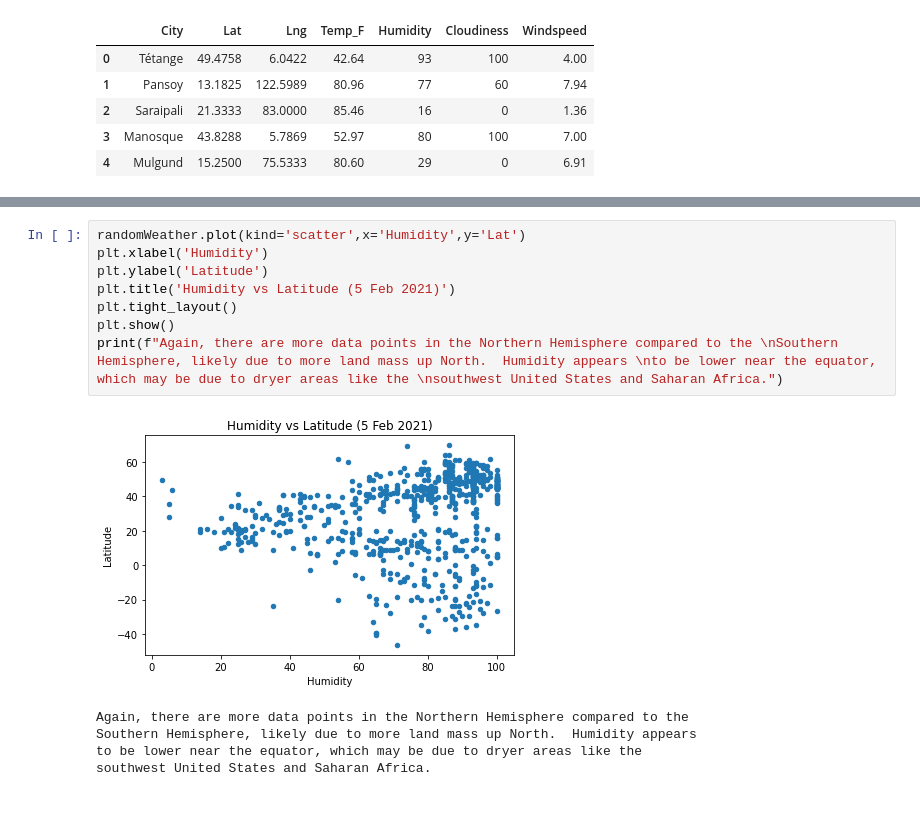
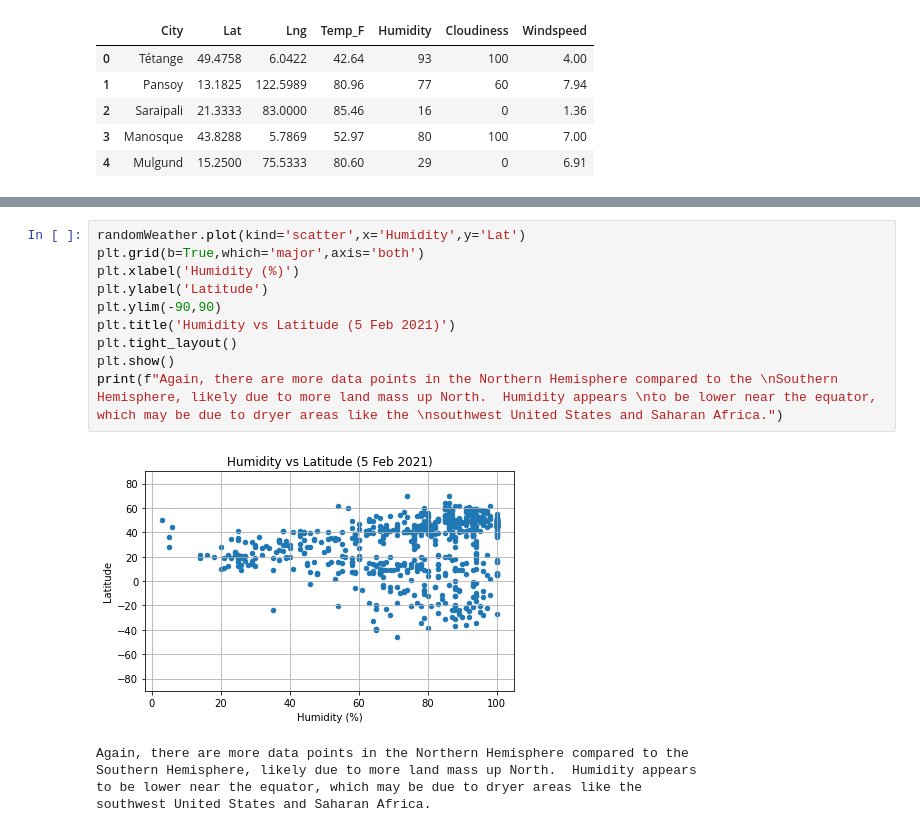
Before and after one commit to ritiktonger/weather-app, a Jupyter notebook: WeatherPy/WeatherPy.ipynb, the cells around one changed output, grey strips where cells are left out. Saved outputs shown, nothing was run; the diff lists cells and outputs as text.

Commit message:
cleaner graphs, more obsevations about weather vs latitude

```diff
--- a/WeatherPy/WeatherPy.ipynb
+++ b/WeatherPy/WeatherPy.ipynb
@@ -123,14 +125,16 @@ but this may be because there is more land mass in the Northern Hemisphere, so t
 more places to put weather stations than in the Southern Hemisphere.
 # %%
 randomWeather.plot(kind='scatter',x='Humidity',y='Lat')
-plt.xlabel('Humidity')
+plt.grid(b=True,which='major',axis='both')
+plt.xlabel('Humidity (%)')
 plt.ylabel('Latitude')
+plt.ylim(-90,90)
 plt.title('Humidity vs Latitude (5 Feb 2021)')
 plt.tight_layout()
 plt.show()
 print(f"Again, there are more data points in the Northern Hemisphere compared to the \nSouthern Hemisphere, likely due to more land mass up North.  Humidity appears \nto be lower near the equator, which may be due to dryer areas like the \nsouthwest United States and Saharan Africa.")
 # %% [output]
-[figure, old version]
+[figure, new version]
 Again, there are more data points in the Northern Hemisphere compared to the
 Southern Hemisphere, likely due to more land mass up North.  Humidity appears
 to be lower near the equator, which may be due to dryer areas like the
```
Also changed, not shown: parts of 5 cells of this notebook.
